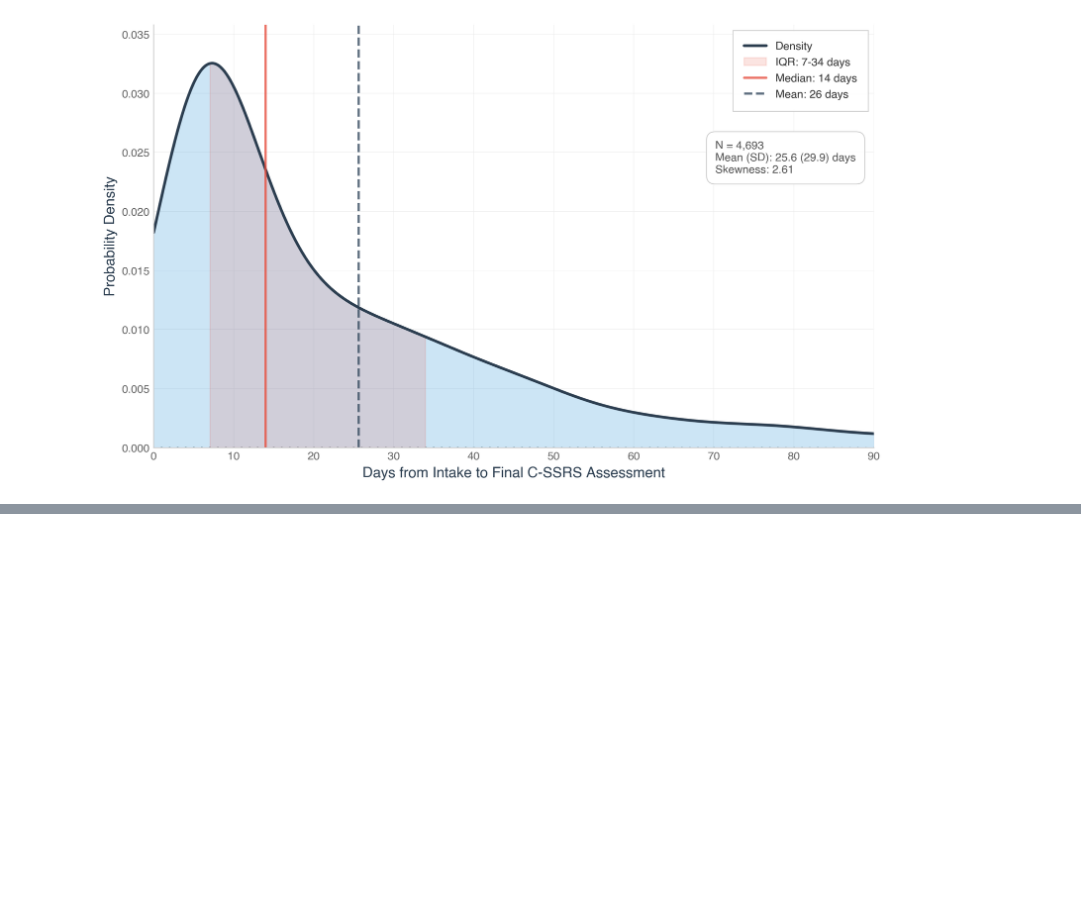
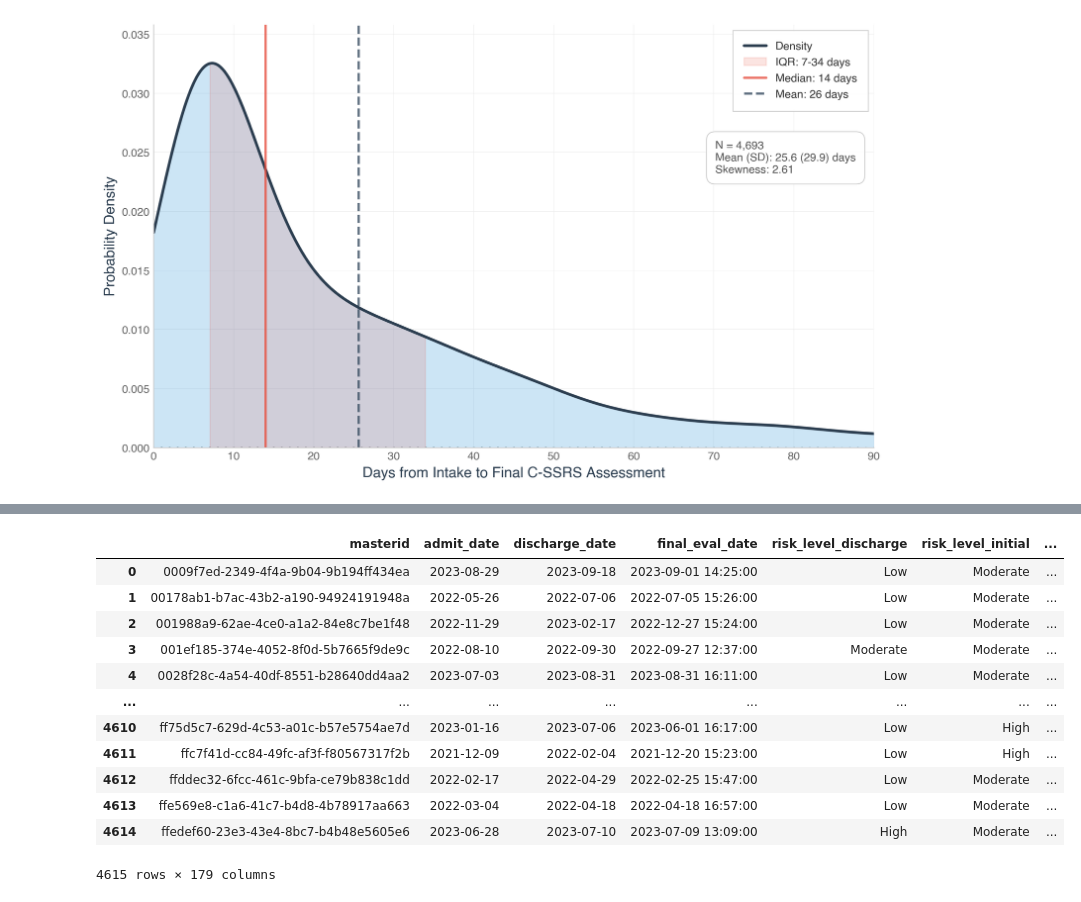
Before and after one commit to jacobjameson/AI-therapy, a Jupyter notebook: src/clean.ipynb, the cells around one changed output, grey strips where cells are left out. Saved outputs shown, nothing was run; the diff lists cells and outputs as text; code cells hidden in the pictures; blank space fills up the shorter version.

```diff
--- a/src/clean.ipynb
+++ b/src/clean.ipynb
@@ -1005,0 +983,39 @@ final
+# %%
+demo_path = "~/Sue Goldie Dropbox/Jacob Jameson/DBH data/demo.xlsx"
+demo = pd.read_excel(demo_path)
+demo.columns = (
+    demo.columns.str.strip().str.lower()
+      .str.replace(r"[^\w]+", "_", regex=True)
+)
+# rename for consistency
+demo = demo.rename(columns={
+    "master_id": "masterid",
+    "admissiondate": "admit_date",
+    "dischargedate": "discharge_date",
+    "agegroup": "agegroup",
+    'program': 'program',
+    'sex_fs': 'sex_fs',
+    'location': 'location',
+    'prim_mh_dx': 'prim_mh_dx',
+    'dx_code': 'dx_code'
+})
+
+demo = demo[["masterid", "admit_date", "discharge_date",
+             "agegroup", "sex_fs", "prim_mh_dx", "dx_code", "program", "location"]]
+
+final = final.merge(demo, on=["masterid", "admit_date", "discharge_date"], how="left")
+final
+# %% [output]
+|  | masterid | admit_date | discharge_date | final_eval_date | risk_level_discharge | risk_level_initial | ... |
+| 0 | 0009f7ed-2349-4f4a-9b04-9b194ff434ea | 2023-08-29 | 2023-09-18 | 2023-09-01 14:25:00 | Low | Moderate | ... |
+| 1 | 00178ab1-b7ac-43b2-a190-94924191948a | 2022-05-26 | 2022-07-06 | 2022-07-05 15:26:00 | Low | Moderate | ... |
+| 2 | 001988a9-62ae-4ce0-a1a2-84e8c7be1f48 | 2022-11-29 | 2023-02-17 | 2022-12-27 15:24:00 | Low | Moderate | ... |
+| 3 | 001ef185-374e-4052-8f0d-5b7665f9de9c | 2022-08-10 | 2022-09-30 | 2022-09-27 12:37:00 | Moderate | Moderate | ... |
+| 4 | 0028f28c-4a54-40df-8551-b28640dd4aa2 | 2023-07-03 | 2023-08-31 | 2023-08-31 16:11:00 | Low | Moderate | ... |
+| ... | ... | ... | ... | ... | ... | ... | ... |
+| 4610 | ff75d5c7-629d-4c53-a01c-b57e5754ae7d | 2023-01-16 | 2023-07-06 | 2023-06-01 16:17:00 | Low | High | ... |
+| 4611 | ffc7f41d-cc84-49fc-af3f-f80567317f2b | 2021-12-09 | 2022-02-04 | 2021-12-20 15:23:00 | Low | High | ... |
+| 4612 | ffddec32-6fcc-461c-9bfa-ce79b838c1dd | 2022-02-17 | 2022-04-29 | 2022-02-25 15:47:00 | Low | Moderate | ... |
+| 4613 | ffe569e8-c1a6-41c7-b4d8-4b78917aa663 | 2022-03-04 | 2022-04-18 | 2022-04-18 16:57:00 | Low | Moderate | ... |
+| 4614 | ffedef60-23e3-43e4-8bc7-b4b48e5605e6 | 2023-06-28 | 2023-07-10 | 2023-07-09 13:09:00 | High | Moderate | ... |
+4615 rows × 179 columns
```
Also changed, not shown: parts of 16 cells of this notebook, 1 other file.
